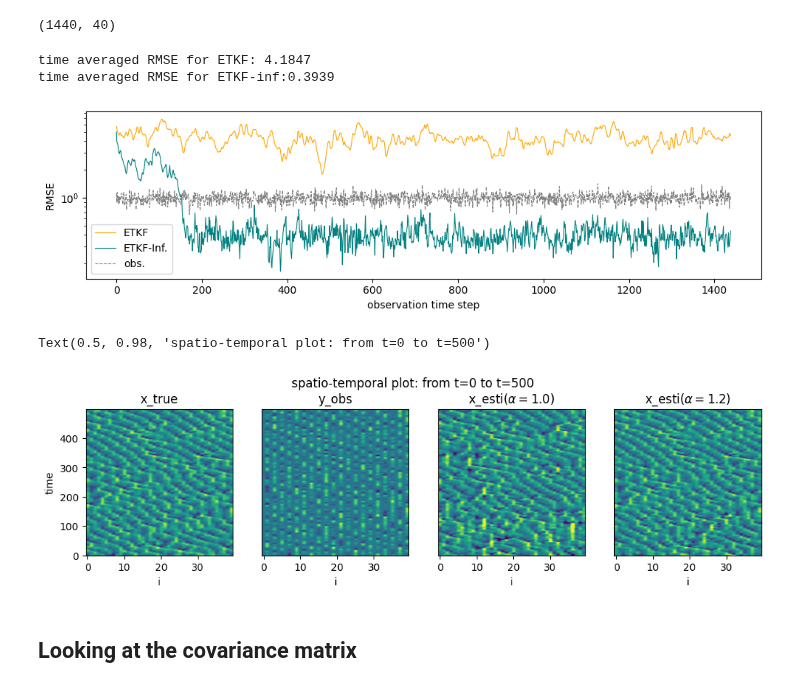
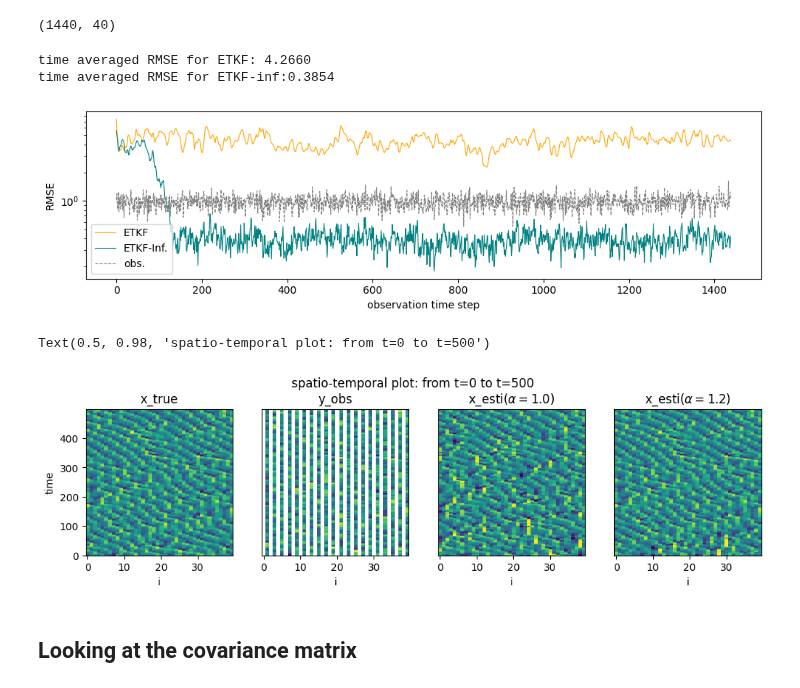
Before and after one commit to KotaTakeda/da_py, a Jupyter notebook: examples/l96_etkf.ipynb, the cells around one changed output. Saved outputs shown, nothing was run; the diff lists cells and outputs as text; code cells hidden in the pictures.

```diff
--- a/examples/l96_etkf.ipynb
+++ b/examples/l96_etkf.ipynb
@@ -56,17 +56,19 @@ def M(x, Dt):
     return x
 
 # 観測
-H = np.eye(J)
-# dim_y = 30
-# H = np.zeros((dim_y, J))
-H[::2, ::2] = 0
+H_diag = np.ones(J)
+H_diag[::2] = 0 # partial observations
+
+H = np.diag(H_diag)
+H = H[H_diag != 0] # remove zero rows
+
 
 # Model error covariance
 Q = np.zeros((J, J))
 
 # Observation error covariance
 r = 1.0
-R = r**2*np.eye(J)
+R = r**2*H@H.T # operator on observation space
 
 # random seed
 seed = 0
@@ -75,8 +77,8 @@ np.random.seed(seed)
 # generate observation
 end_step = -1 # for development
 x_true = np.load('x_true_l96.npy')[:end_step]
-y = (H@x_true.T).T
-y += np.random.normal(loc=0, scale=r, size=y.shape) # R = r**2*I
+y = (H@x_true.T).T # observation space
+y += np.random.multivariate_normal(mean=np.zeros_like(y[0]), cov=R, size=len(y)) # observation space
 
 # initial state for EnKF
 x_0 = x_true[np.random.randint(len(x_true)-1)]
@@ -126,45 +128,47 @@ rmse_avg_alpha = np.linalg.norm(x_true-x_assim_alpha, axis=1)[-1000:].mean() / n
 print(f"time averaged RMSE for ETKF: {rmse_avg:.4f}", )
 print(f"time averaged RMSE for ETKF-inf:{rmse_avg_alpha:.4f}")
 # %% [output]
-time averaged RMSE for ETKF: 4.1847
-time averaged RMSE for ETKF-inf:0.3939
+time averaged RMSE for ETKF: 4.2660
+time averaged RMSE for ETKF-inf:0.3854
-[figure, old version]
+[figure, new version]
 # %%
 
 t_start = 0
 t_end = 500
 x1 = x_true[t_start:t_end]
-x2 = y[t_start:t_end]
+y_extend = (H.T@y[t_start:t_end].T).T # embed y into state space: (T, Ny) -> (T, Nx)
+y_mask = np.ma.masked_where(y_extend==0.0, y_extend)
+x2 = y_mask
 x3 = x_assim[t_start:t_end]
 x4 = x_assim_alpha[t_start:t_end]
 
 vmax = np.max(x1)
 vmin = np.min(x1)
 fig, ax = plt.subplots(1, 4, figsize=(3*4, 3))
-ax[0].imshow(x1, aspect=J/(t_end-t_start), vmax=vmax, vmin=vmin, origin="lower")
+ax[0].imshow(x1, aspect=J/(t_end-t_start), vmax=vmax, vmin=vmin, origin="lower", interpolation="none")
 ax[0].set_ylabel("time")
 ax[0].set_xlabel("i")
 ax[0].set_title("x_true")
 
-ax[1].imshow(x2, aspect=J/(t_end-t_start), vmax=vmax, vmin=vmin, origin="lower")
+ax[1].imshow(x2, aspect=J/(t_end-t_start), vmax=vmax, vmin=vmin, origin="lower", interpolation="none")
 ax[1].set_xlabel("i")
 ax[1].set_title("y_obs")
 ax[1].set_yticks([])
 
-ax[2].imshow(x3, aspect=J/(t_end-t_start), vmax=vmax, vmin=vmin, origin="lower")
+ax[2].imshow(x3, aspect=J/(t_end-t_start), vmax=vmax, vmin=vmin, origin="lower", interpolation="none")
 ax[2].set_xlabel("i")
 ax[2].set_title("x_esti($\\alpha=1.0$)")
 ax[2].set_yticks([])
 
-ax[3].imshow(x4, aspect=J/(t_end-t_start), vmax=vmax, vmin=vmin, origin="lower")
+ax[3].imshow(x4, aspect=J/(t_end-t_start), vmax=vmax, vmin=vmin, origin="lower", interpolation="none")
 ax[3].set_xlabel("i")
 ax[3].set_title("x_esti($\\alpha=1.2$)")
 ax[3].set_yticks([])
 
 fig.suptitle(f"spatio-temporal plot: from t={t_start} to t={t_end}")
 # %% [output]
 Text(0.5, 0.98, 'spatio-temporal plot: from t=0 to t=500')
-[figure, old version]
+[figure, new version]
 # %% [markdown]
 ## Looking at the covariance matrix
 # %%
```
Also changed, not shown: 1 other file.
